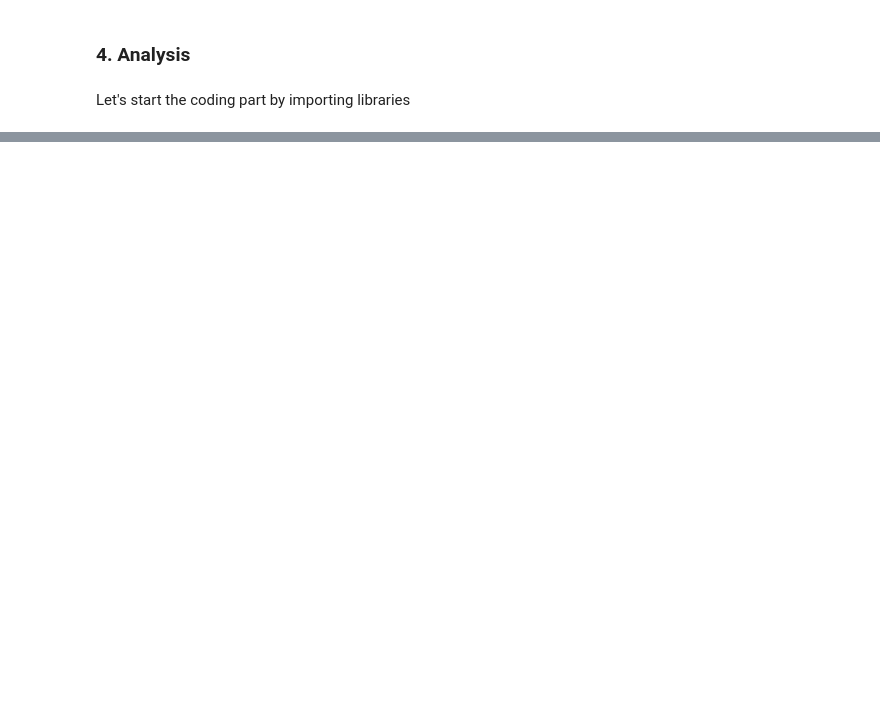
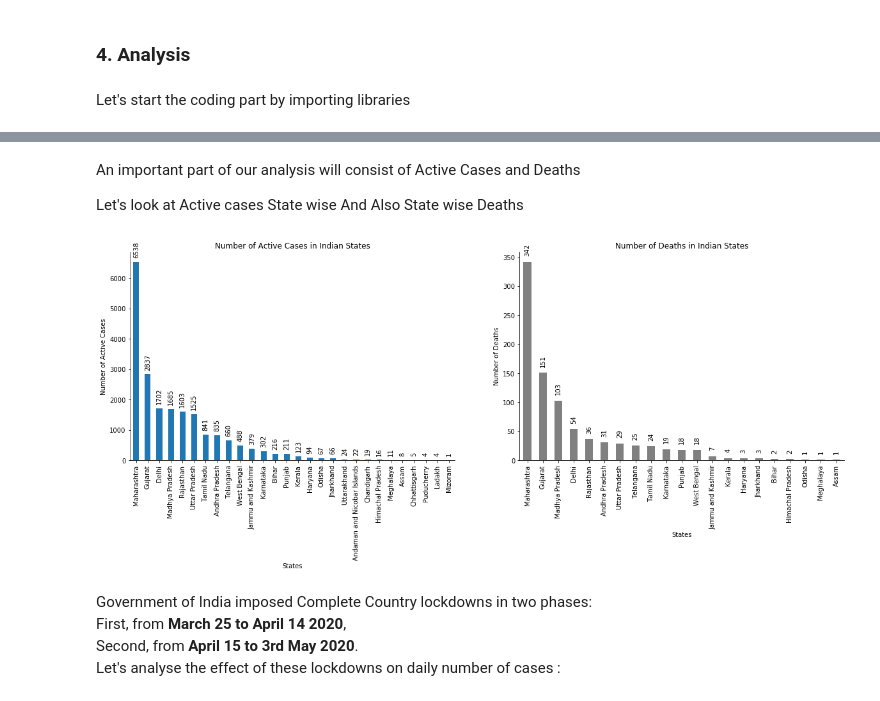
Before and after one commit to Manik-Kapil/Coursera_Capstone, a Jupyter notebook: Applied Data Science Coursera Capstone.ipynb, the cells around one changed output, grey strips where cells are left out. Cells and saved outputs as stored; diff of their text form; code cells hidden in the pictures; blank space fills up the shorter version.

```diff
--- a/Applied Data Science Coursera Capstone.ipynb
+++ b/Applied Data Science Coursera Capstone.ipynb
@@ -64,0 +164,48 @@ SyntaxError: invalid syntax (<ipython-input-33-92782de85b29>, line 1)
+# %% [markdown]
+<p> An important part of our analysis will consist of Active Cases and Deaths</p>
+<p> Let's look at Active cases State wise And Also State wise Deaths </p>
+# %%
+state_wise_df.head()
+plt.subplot(121)
+state_wise_df.sort_values('Active', inplace = True, ascending = False)
+state_wise_df[state_wise_df['Active']>0]['Active'].plot(kind = 'bar', figsize = (20,6), width = 0.5)
+plt.gca().set_xlabel('States')
+plt.gca().set_xticklabels(state_wise_df[state_wise_df['Active']>0].State)
+plt.gca().set_ylabel('Number of Active Cases')
+plt.gca().set_title('Number of Active Cases in Indian States')
+plt.gca().spines['top'].set_visible(False)
+plt.gca().spines['right'].set_visible(False)
+rects = plt.gca().patches
+# Make some labels.
+labels = [i for i in state_wise_df['Active']]
+
+for rect, label in zip(rects, labels):
+    height = rect.get_height()
+    plt.gca().text(rect.get_x() + rect.get_width() / 2, height + 135, label,
+            ha='center', va='bottom', rotation = 90)
+
+
+plt.subplot(122)
+state_wise_df.sort_values('Deaths', inplace = True, ascending = False)
+state_wise_df[state_wise_df['Deaths']>0]['Deaths'].plot(kind = 'bar', figsize = (20,6), color = 'gray', width = 0.5)
+plt.gca().set_xticklabels(state_wise_df[state_wise_df['Deaths']>0].State)
+plt.gca().set_title('Number of Deaths in Indian States')
+plt.gca().set_xlabel('States')
+plt.gca().set_ylabel('Number of Deaths')
+plt.gca().spines['top'].set_visible(False)
+plt.gca().spines['right'].set_visible(False)
+rectas = plt.gca().patches
+# Make some labels.
+labals = [x for x in state_wise_df['Deaths']]
+
+for rect, label in zip(rectas, labals):
+    height = rect.get_height()
+    plt.gca().text(rect.get_x() + rect.get_width() / 2, height + 10, label,
+            ha='center', va='bottom', rotation = 90)
+# %% [output]
+[figure, added]
+# %% [markdown]
+<p> Government of India imposed Complete Country lockdowns in two phases:<br/>
+    First, from <b>March 25 to April 14 2020</b>,<br/>
+    Second, from <b>April 15 to 3rd May 2020</b>.<br/>
+    Let's analyse the effect of these lockdowns on daily number of cases :</p>
```
Also changed, not shown: parts of 77 cells of this notebook.
